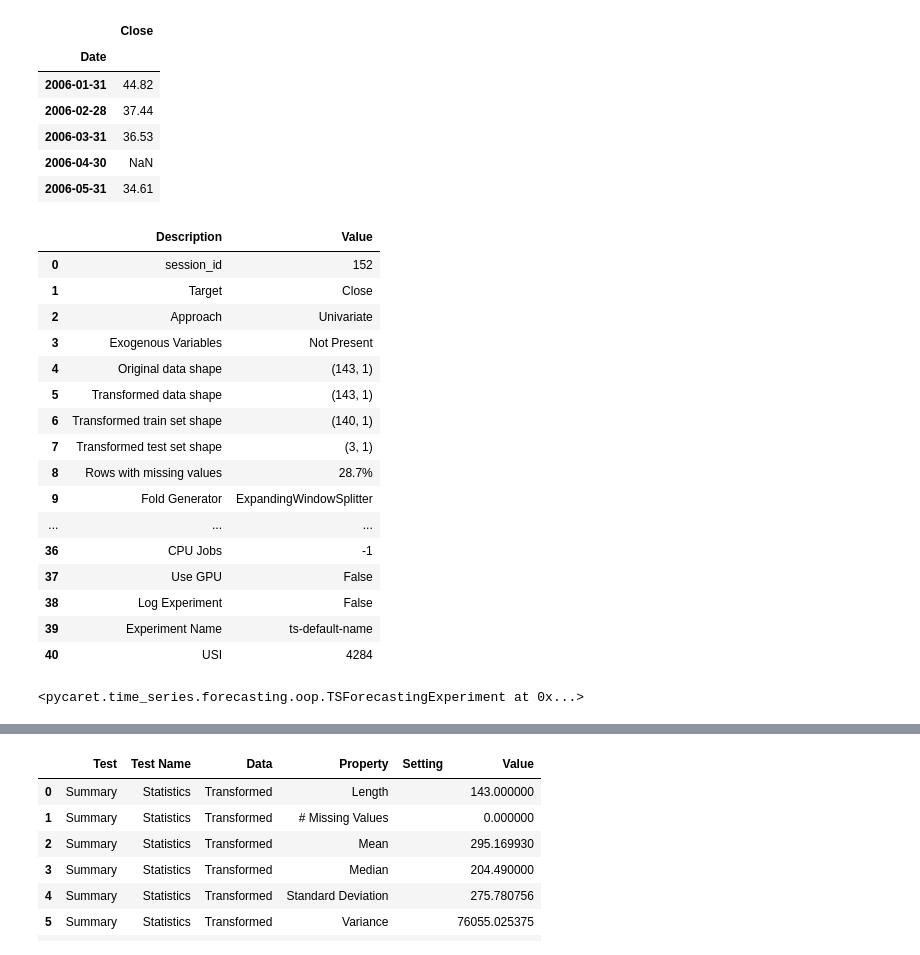
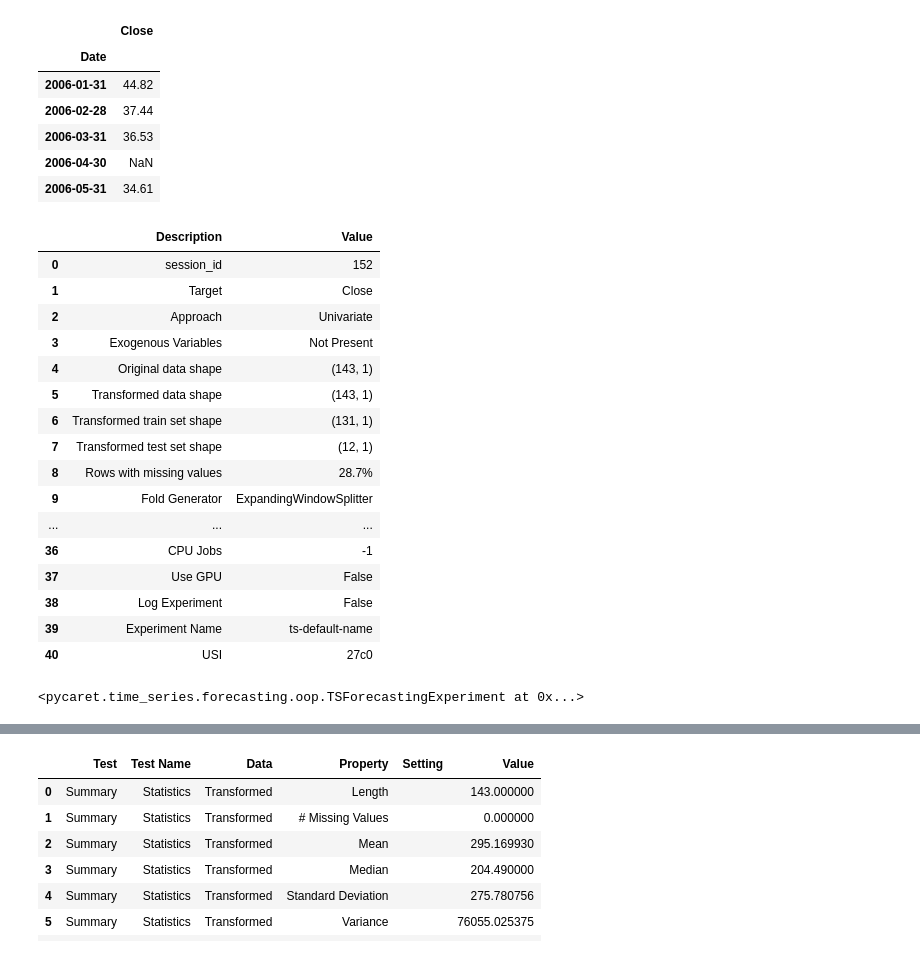
Before and after one commit to neel26desai/cmpe255_assignment2, a Jupyter notebook: Time_Series_Forecasting_without_Exogenous_Variable.ipynb, the cells around one changed output, grey strips where cells are left out. Drawn from its saved outputs; the diff is of its cells as text; code cells hidden in the pictures.

```diff
--- a/Time_Series_Forecasting_without_Exogenous_Variable.ipynb
+++ b/Time_Series_Forecasting_without_Exogenous_Variable.ipynb
@@ -100,18 +100,18 @@ df.head()
 #initialize a time series experiment
 exp=TSForecastingExperiment()
 # %%
-#set up the experiment
-exp.setup(data=df, target='Close' ,fh=3, session_id=152,numeric_imputation_target="nearest")
+#set up the experiment, fh 12 means we want to forecast the data for next 12 months
+exp.setup(data=df, target='Close' ,fh=12, session_id=152,numeric_imputation_target="nearest")
 # %% [output]
 |  | Description | Value |
 | 0 | session_id | 152 |
 | 1 | Target | Close |
 | 2 | Approach | Univariate |
 | 3 | Exogenous Variables | Not Present |
 | 4 | Original data shape | (143, 1) |
 | 5 | Transformed data shape | (143, 1) |
-| 6 | Transformed train set shape | (140, 1) |
-| 7 | Transformed test set shape | (3, 1) |
+| 6 | Transformed train set shape | (131, 1) |
+| 7 | Transformed test set shape | (12, 1) |
 | 8 | Rows with missing values | 28.7% |
 | 9 | Fold Generator | ExpandingWindowSplitter |
 | ... | ... | ... |
@@ -119,7 +119,7 @@ exp.setup(data=df, target='Close' ,fh=3, session_id=152,numeric_imputation_targe
 | 37 | Use GPU | False |
 | 38 | Log Experiment | False |
 | 39 | Experiment Name | ts-default-name |
-| 40 | USI | 4284 |
+| 40 | USI | 27c0 |
 <pycaret.time_series.forecasting.oop.TSForecastingExperiment at 0x...>
 # %%
 #plotting the time series
```
Also changed, not shown: parts of 15 cells of this notebook.
